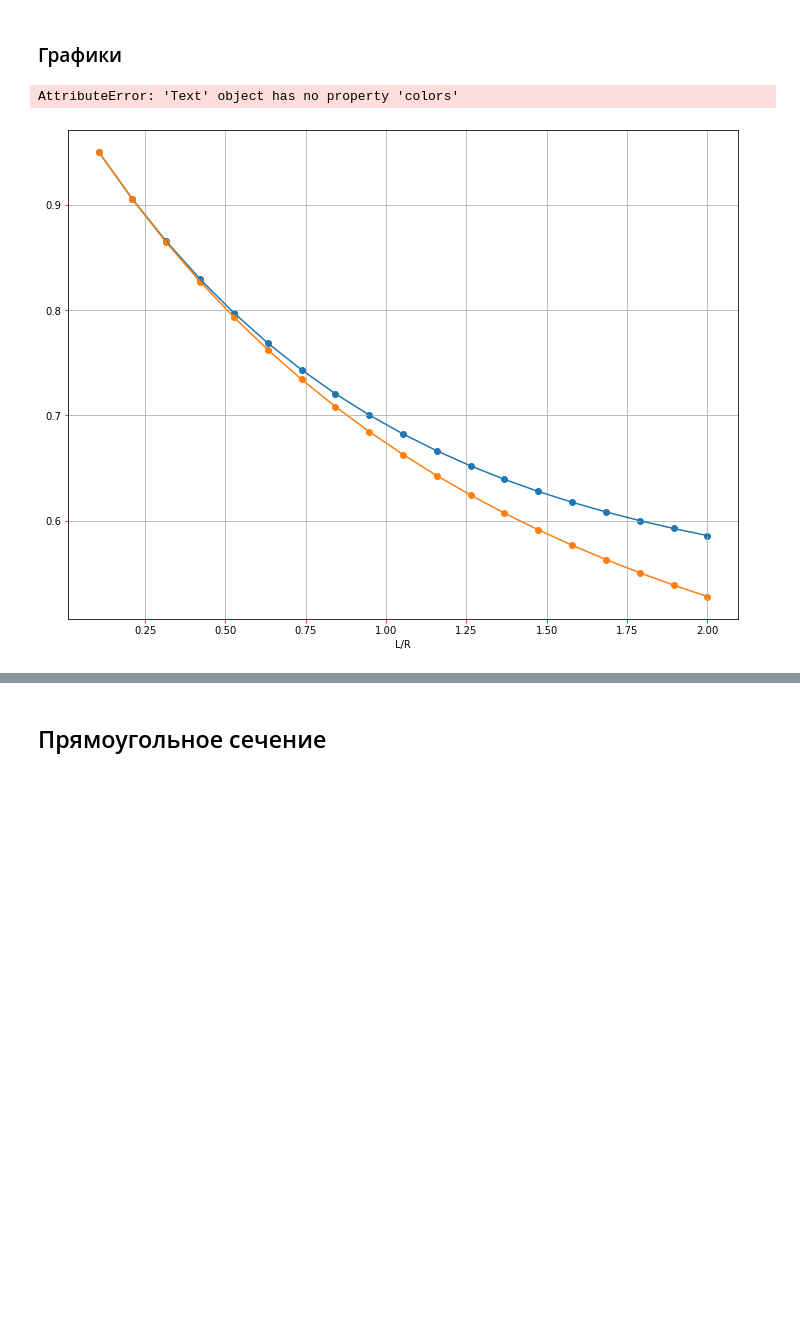
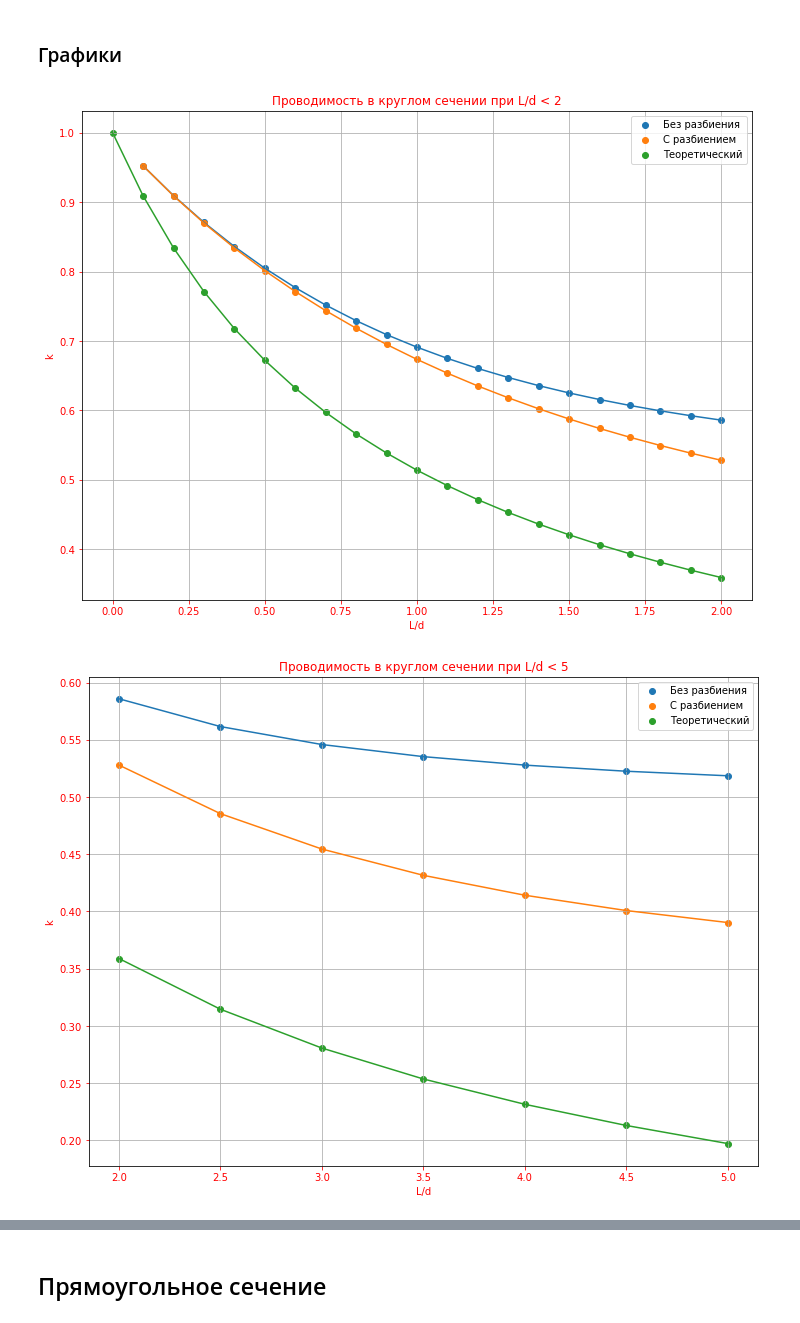
Before and after one commit to eprush/MethodOfAngularCoefficients, a Jupyter notebook: MAC.ipynb, the cells around one changed output, grey strips where cells are left out. Saved outputs shown, nothing was run; the diff lists cells and outputs as text; code cells hidden in the pictures; blank space fills up the shorter version.

Commit message:
Add theoretical graph and class Graph

```diff
--- a/MAC.ipynb
+++ b/MAC.ipynb
@@ -111,5 +102,43 @@ def graph(left, right, num, title = "", filename = ""):
+# %%
+class Graph:
+    def __init__(self):
+        k = [1, 0.9092, 0.8341, 0.7711, 0.7177, 0.6720, 0.6320, 0.5970, 0.5659, 0.5384, 0.5136, 0.4914, 0.4711]
+        k+= [0.4527, 0.4359, 0.4205, 0.4062, 0.3931, 0.3809, 0.3695, 0.3589, 0.3146, 0.2807, 0.2537, 0.2316]
+        k+= [0.2131, 0.1973, 0.1719, 0.1523, 0.1367, 0.1240, 0.1135]
+        k = np.array(k)
+
+        self.k = k
+        return
+
+    def main(self, x, k):
+        k_1 = [Round_section(element).no_splitting() for element in x]
+        k_2 = [Round_section(element).splitting() for element in x]
+
+        plt.scatter(x, k_1, label= "Без разбиения", marker="o")
+        plt.plot(x, k_1)
+
+        plt.scatter(x, k_2, label= "С разбиением" , marker="o")
+        plt.plot(x, k_2)
+
+        plt.scatter(x, k  , label= "Теоретический", marker="o")
+        plt.plot(x, k  )
+        plt.legend()
+        return
+
+    def draw(self):
+        customize_graph("Проводимость в круглом сечении при L/d < 2", "L less then 2.png")
+        self.main(np.linspace(0,2,21), self.k[:21])
+        plt.show()
+
+        customize_graph("Проводимость в круглом сечении при L/d < 5", "L less then 5.png")
+        self.main(np.linspace(2,5,7), self.k[20:27])
+        plt.show()
+
+        customize_graph("Проводимость в круглом сечении при L/d < 10", "L less then 10.png")
+        self.main(np.linspace(5,10,6), self.k[26:])
+        plt.show()
 # %%
-graph(0,2,20, "Проводимость в круглом сечении при L/R < 2", "L less then 2.png")
+Graph().draw()
 # %% [output]
-AttributeError: 'Text' object has no property 'colors'
-[figure, old version]
+[figure, new version]
+[figure, added]
```
Also changed, not shown: parts of 6 cells of this notebook, 3 other files.
